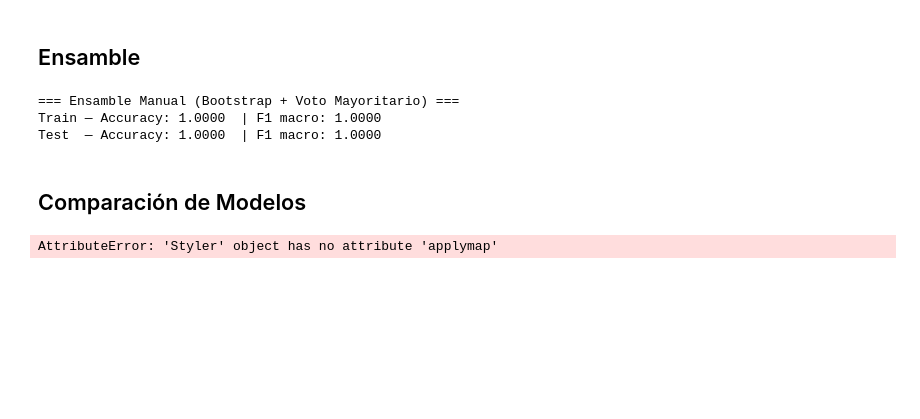
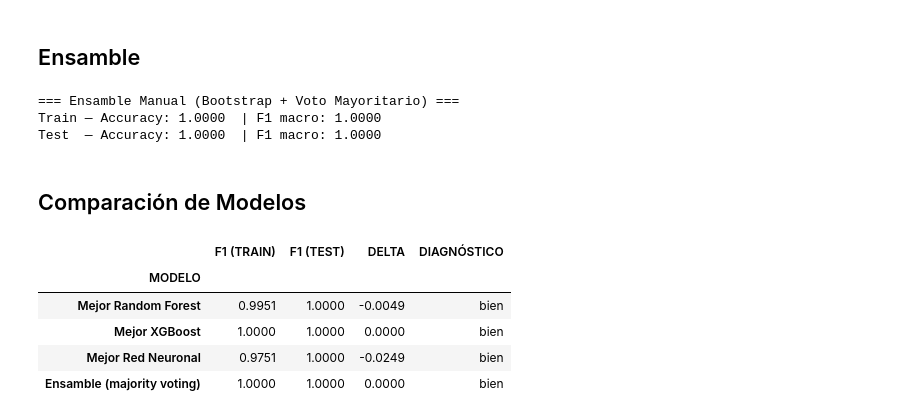
Before and after one commit to HugoOrozco62/proyecto_ml, a Jupyter notebook: proyecto.ipynb, the cells around one changed output. Saved outputs shown, nothing was run; the diff lists cells and outputs as text; code cells hidden in the pictures; blank space fills up the shorter version.

```diff
--- a/proyecto.ipynb
+++ b/proyecto.ipynb
@@ -595,35 +596,40 @@ Test  — Accuracy: 1.0000  | F1 macro: 1.0000
 # %%
 from sklearn.metrics import f1_score
 
 def diagnostico(f1_train, f1_test, umbral_gap=0.05, umbral_bajo=0.80):
     if f1_train < umbral_bajo and f1_test < umbral_bajo:
         return "underfit"
     elif f1_train - f1_test > umbral_gap:
         return "overfit"
     return "bien"
 
 # Ensamble: calculado en tiempo de ejecución (no está en el CSV)
 f1_ens_train = f1_score(y_train, y_ensamble_train, average="macro")
 f1_ens_test  = f1_score(y_test,  y_ensamble_test,  average="macro")
 
 filas = [
-    ("Mejor Random Forest",        mejor_rf["f1_train"],  mejor_rf["f1_test"]),
-    ("Mejor XGBoost",              mejor_xgb["f1_train"], mejor_xgb["f1_test"]),
-    ("Mejor Red Neuronal",         mejor_nn["f1_train"],  mejor_nn["f1_test"]),
-    ("Ensamble (majority voting)", f1_ens_train,          f1_ens_test),
+    ("Mejor Random Forest",        mejor_rf["f1_train"],  mejor_rf["f1_test"], mejor_rf["f1_train"] - mejor_rf["f1_test"]),
+    ("Mejor XGBoost",              mejor_xgb["f1_train"], mejor_xgb["f1_test"], mejor_xgb["f1_train"] - mejor_xgb["f1_test"]),
+    ("Mejor Red Neuronal",         mejor_nn["f1_train"],  mejor_nn["f1_test"], mejor_nn["f1_train"] - mejor_nn["f1_test"]),
+    ("Ensamble (majority voting)", f1_ens_train,          f1_ens_test,          f1_ens_train - f1_ens_test),
 ]
 
 tabla = pd.DataFrame(
-    [(n, f"{tr:.4f}", f"{te:.4f}", diagnostico(tr, te)) for n, tr, te in filas],
-    columns=["MODELO", "F1 (TRAIN)", "F1 (TEST)", "DIAGNÓSTICO"]
+    [(n, f"{tr:.4f}", f"{te:.4f}", f"{delta:.4f}", diagnostico(tr, te)) for n, tr, te, delta in filas],
+    columns=["MODELO", "F1 (TRAIN)", "F1 (TEST)", "DELTA", "DIAGNÓSTICO"]
 ).set_index("MODELO")
 
 def colorear(val):
     if val == "overfit":  return "color: #e74c3c; font-weight: bold"
     if val == "underfit": return "color: #e67e22; font-weight: bold"
     if val == "bien":     return "color: #2ecc71; font-weight: bold"
     return ""
 
 tabla.style.map(colorear, subset=["DIAGNÓSTICO"])
 # %% [output]
-AttributeError: 'Styler' object has no attribute 'applymap'
+|  | F1 (TRAIN) | F1 (TEST) | DELTA | DIAGNÓSTICO |
+| MODELO |  |  |  |  |
+| Mejor Random Forest | 0.9951 | 1.0000 | -0.0049 | bien |
+| Mejor XGBoost | 1.0000 | 1.0000 | 0.0000 | bien |
+| Mejor Red Neuronal | 0.9751 | 1.0000 | -0.0249 | bien |
+| Ensamble (majority voting) | 1.0000 | 1.0000 | 0.0000 | bien |
```
Also changed, not shown: parts of 3 cells of this notebook.
